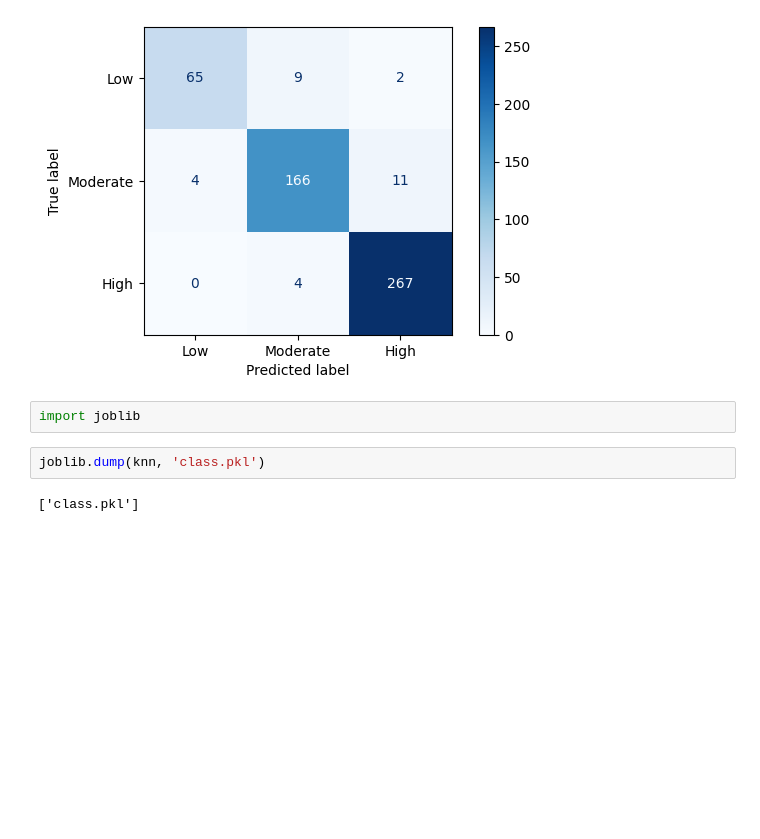
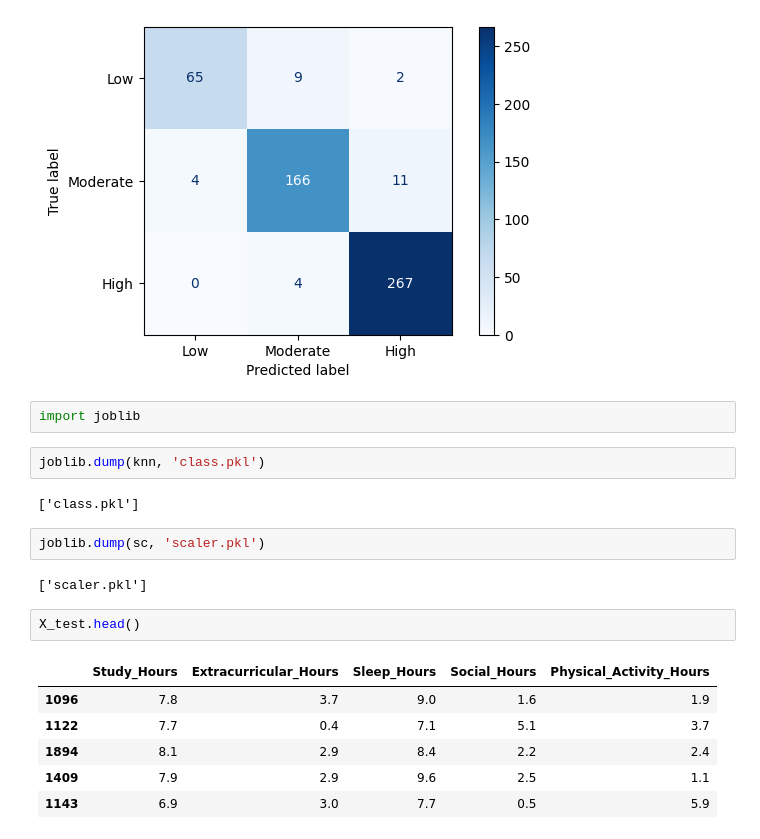
Before and after one commit to danielphilip12/Study-Habits-and-Activities-of-Students-Analysis, a Jupyter notebook: classification.ipynb, the cells around one changed output. Saved outputs shown, nothing was run; the diff lists cells and outputs as text; blank space fills up the shorter version.

```diff
--- a/classification.ipynb
+++ b/classification.ipynb
@@ -116,3 +116,16 @@ import joblib
 joblib.dump(knn, 'class.pkl')
 # %% [output]
 ['class.pkl']
+# %%
+joblib.dump(sc, 'scaler.pkl')
+# %% [output]
+['scaler.pkl']
+# %%
+X_test.head()
+# %% [output]
+|  | Study_Hours | Extracurricular_Hours | Sleep_Hours | Social_Hours | Physical_Activity_Hours |
+| 1096 | 7.8 | 3.7 | 9.0 | 1.6 | 1.9 |
+| 1122 | 7.7 | 0.4 | 7.1 | 5.1 | 3.7 |
+| 1894 | 8.1 | 2.9 | 8.4 | 2.2 | 2.4 |
+| 1409 | 7.9 | 2.9 | 9.6 | 2.5 | 1.1 |
+| 1143 | 6.9 | 3.0 | 7.7 | 0.5 | 5.9 |
```
Also changed, not shown: parts of 1 cell of this notebook, 4 other files.
